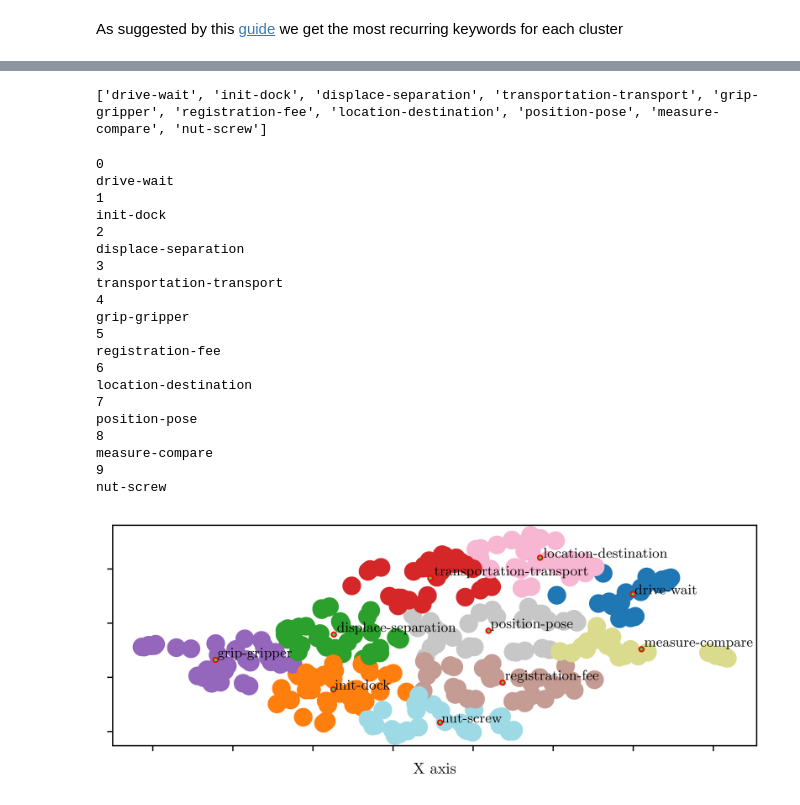
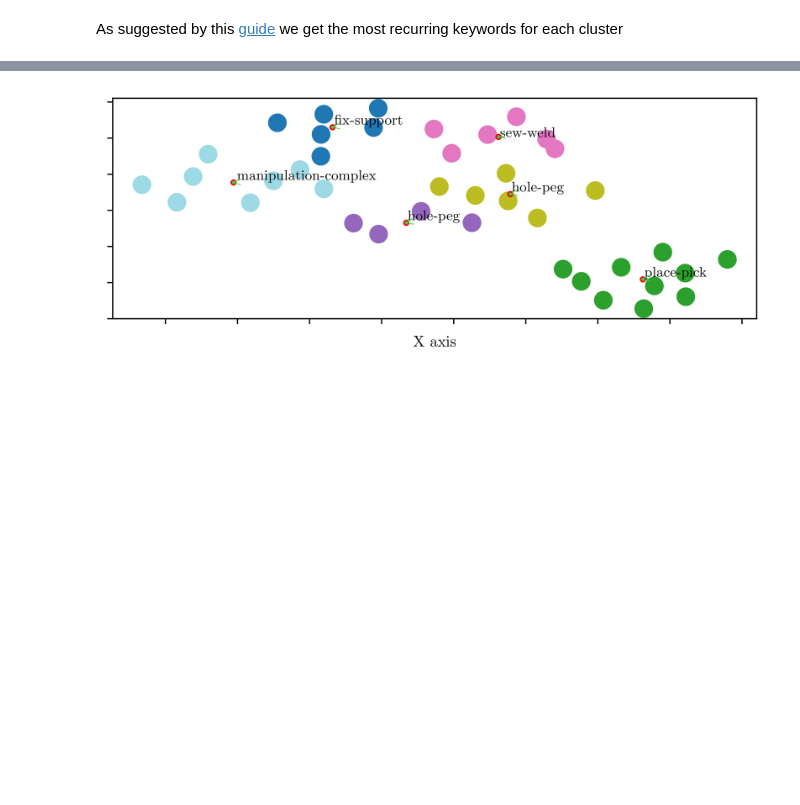
Before and after one commit to teiband/industrial-skill-review, a Jupyter notebook: src/taxonomySearch/clusteringApproachKmeans.ipynb, the cells around one changed output, grey strips where cells are left out. Drawn from its saved outputs; the diff is of its cells as text; code cells hidden in the pictures; blank space fills up the shorter version.

Commit message:
after clustering

```diff
--- a/src/taxonomySearch/clusteringApproachKmeans.ipynb
+++ b/src/taxonomySearch/clusteringApproachKmeans.ipynb
@@ -37,7 +37,7 @@ with open('D:/1. Papers/4. MyPapers/6_(20210609) Skill taxonomy/skill-taxonomy-e
     defWord3 = json.load(json_file)
 
 
-defWord = defWord1 + defWord2 + defWord3
+defWord = defWord3
 
 print(len(defWord))
 # %% [output]
@@ -76,10 +76,9 @@ umap_embeddings = umap.UMAP(n_neighbors=n_neighbors,
                             n_components=n_components,
                             metric='cosine').fit_transform(sentence_embeddings)
 # %%
-import hdbscan
 from sklearn.cluster import KMeans
 
-cluster = KMeans(n_clusters=10, n_init=200, random_state=0).fit(umap_embeddings)
+cluster = KMeans(n_clusters=6, n_init=200, random_state=0).fit(umap_embeddings)
 # %%
 import matplotlib.pyplot as plt
 
@@ -185,7 +174,6 @@ GROUP: 9
 # By knowing the names extracted from the clusters we can then assign them to the clusterDF which can plot the scatter plot
 clusterDF["keyword"] = ""
 
-print(labels)
 
 for idx, row in clusterDF.iterrows():
     for i in range(0,len(labels)): # clusters statr from 0
@@ -198,8 +186,6 @@ for idx, row in clusterDF.iterrows():
 # print(max(clusterDF["x"]))
 # print(min(clusterDF["y"]))
 # print(max(clusterDF["y"]))
-# %% [output]
-['drive-wait', 'init-dock', 'displace-separation', 'transportation-transport', 'grip-gripper', 'registration-fee', 'location-destination', 'position-pose', 'measure-compare', 'nut-screw']
 # %%
 import numpy as np
 
@@ -240,53 +226,34 @@ groups = clustered.groupby('cluster')
 # extract keys from groups
 keys = groups.groups.keys()
 texts = []
 
 for i in keys:
 
     x = groups.get_group(i)['x'].mean()
     y = groups.get_group(i)['y'].mean()
 
     plt.plot(x, y, marker="o", markersize=3, markeredgecolor="red", markerfacecolor="#32d74b")
     #plt.annotate(groups.get_group(i).iloc[0]["keyword"], xy = (x,y))
     texts.append(plt.text(x, y, groups.get_group(i).iloc[0]["keyword"]))
 
 #plt.xticks(color='w')
 #plt.yticks(color='w')
 
 plt.xlabel("X axis", fontsize=10)
 
 #visualiplt.ylabel("Dimension 2", fontsize=10)
 
 # import tikzplotlib
 
 # tikzplotlib.save("D:/1. Papers/4. MyPapers/6_(20210609) Skill taxonomy/figures/knnClusteringWords.tex")
 #plt.plot([6.5, 6.5], [8, 14], color='#32d74b', linestyle='--', linewidth=0.6)
 #plt.plot([2, 9], [11, 11], color='#32d74b', linestyle='--', linewidth=0.6)
 # adjust_text(texts, only_move={'points':'y', 'texts':'y'}, arrowprops=dict(arrowstyle="->", color='r', lw=0.5))
-adjust_text(texts, only_move={'points':'x','texts':'y','objects':'x'})#, arrowprops=dict(arrowstyle="->", color='#32d74b', lw=0.5))
+adjust_text(texts, only_move={'points':'x','texts':'y','objects':'x'}, arrowprops=dict(arrowstyle="->", color='#32d74b', lw=0.5))
 #plt.plot([3, 11], [10.5, 10.5], color='#8A8AFF', linestyle='--', linewidth=1)
 
-plt.savefig('D:/1. Papers/4. MyPapers/6_(20210609) Skill taxonomy/figures/knnClusteringWords.pgf', dpi=600, bbox_inches = 'tight')
+plt.savefig('D:/1. Papers/4. MyPapers/6_(20210609) Skill taxonomy/figures/knnClusteringWords6_tsk.png', dpi=600, bbox_inches = 'tight')
+plt.savefig('D:/1. Papers/4. MyPapers/6_(20210609) Skill taxonomy/figures/knnClusteringWords6_tsk.pgf', dpi=600, bbox_inches = 'tight')
 plt.show()
 # %% [output]
-0
-drive-wait
-1
-init-dock
-2
-displace-separation
-3
-transportation-transport
-4
-grip-gripper
-5
-registration-fee
-6
-location-destination
-7
-position-pose
-8
-measure-compare
-9
-nut-screw
-[figure, old version]
+[figure, new version]
```
Also changed, not shown: parts of 5 cells of this notebook.
